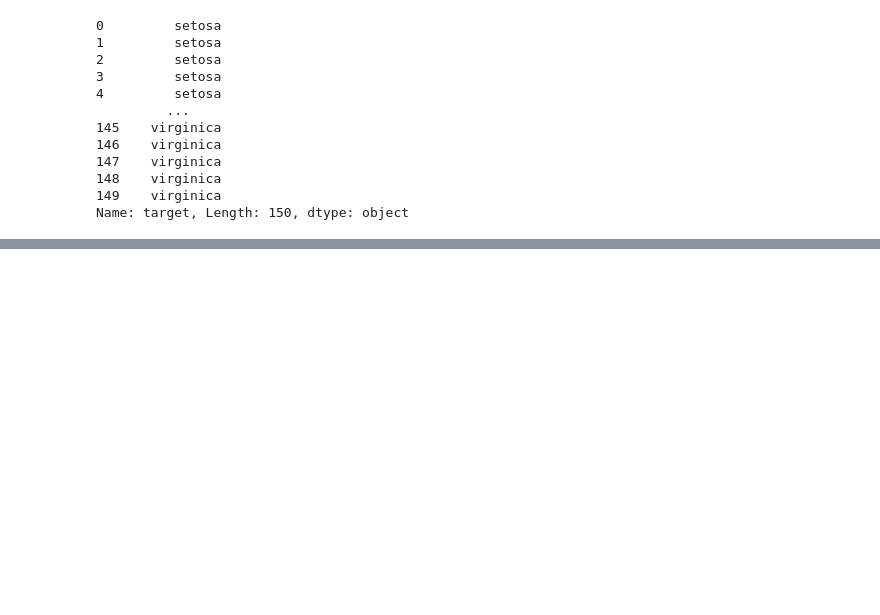
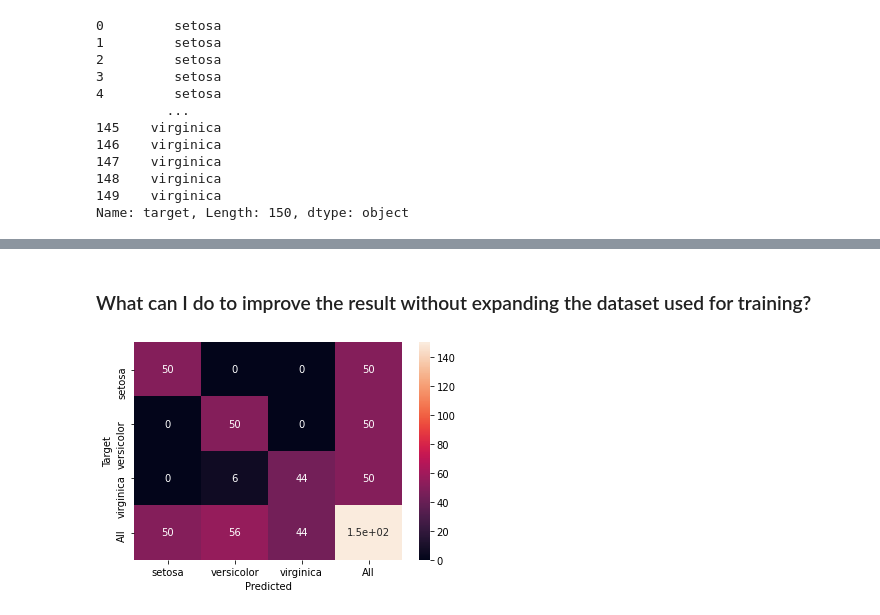
Before and after one commit to mljar/mljar-examples, a Jupyter notebook: Iris_classification/Iris_classification.ipynb, the cells around one changed output, grey strips where cells are left out. Cells and saved outputs as stored; diff of their text form; code cells hidden in the pictures; blank space fills up the shorter version.

Commit message:
Added final confussion matrix and plot with seaborn

```diff
--- a/Iris_classification/Iris_classification.ipynb
+++ b/Iris_classification/Iris_classification.ipynb
@@ -45,7 +45,8 @@ y
 149    virginica
 Name: target, Length: 150, dtype: object
 # %%
-X_train, X_test, y_train, y_test = train_test_split(X, y, test_size=0.1)
+# Use 50% for training
+X_train, X_test, y_train, y_test = train_test_split(X, y, stratify=y, test_size=0.5)
 # %%
 automl = AutoML(total_time_limit=5*60)
 automl.fit(X_train, y_train)
@@ -88,0 +65,7 @@ print(pd.DataFrame({"Predicted": y_predicted["label"], "Target": np.array(y_test
+# %%
+# Check all the dataset (train and test)
+y_predicted = automl.predict(X)
+
+result = pd.DataFrame({"Predicted": y_predicted["label"], "Target": np.array(y)})
+filtro = result.Predicted == result.Target
+print(filtro.value_counts(normalize=True))
@@ -88,0 +76,5 @@ print(pd.DataFrame({"Predicted": y_predicted["label"], "Target": np.array(y_test
+# %%
+# All data (train and test) confusion matrix
+df = pd.DataFrame(result)
+confusion_matrix = pd.crosstab(df['Target'], df['Predicted'], rownames=['Target'], colnames=['Predicted'], margins = True)
+confusion_matrix
@@ -88,0 +88,11 @@ print(pd.DataFrame({"Predicted": y_predicted["label"], "Target": np.array(y_test
+# %% [markdown]
+### What can I do to improve the result without expanding the dataset used for training?
+# %%
+# Plot with seaborn
+import seaborn as sn
+import matplotlib.pyplot as plt
+
+sn.heatmap(confusion_matrix, annot=True)
+plt.show()
+# %% [output]
+[figure, added]
```
Also changed, not shown: parts of 5 cells of this notebook.
